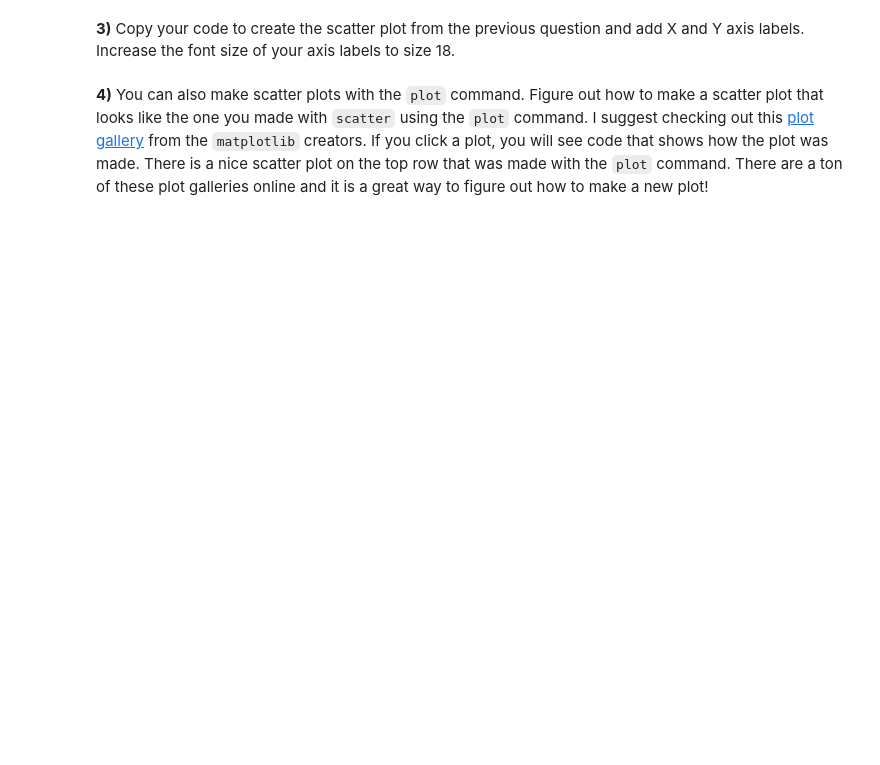
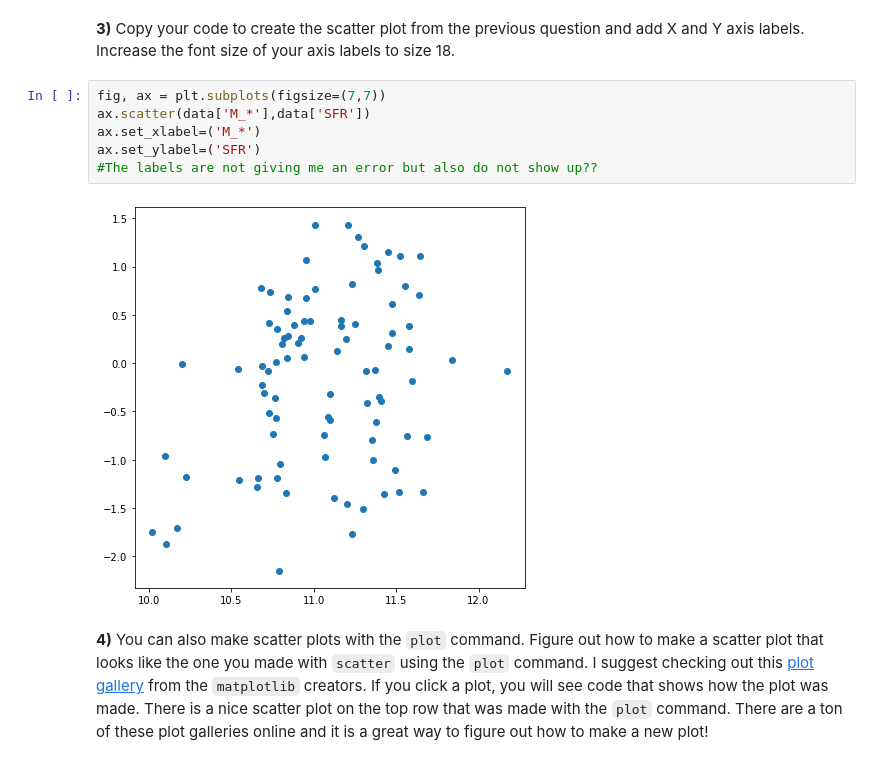
Before and after one commit to J-Dyke/ASTR3190, a Jupyter notebook: lessons/FinalCoding_Dyke.ipynb, the cells around one changed output. Drawn from its saved outputs; the diff is of its cells as text; blank space fills up the shorter version.

```diff
--- a/lessons/FinalCoding_Dyke.ipynb
+++ b/lessons/FinalCoding_Dyke.ipynb
@@ -49,5 +126,13 @@ ax.scatter(???,???)
 # %% [markdown]
 **3)** Copy your code to create the scatter plot from the previous question and add X and Y axis labels. Increase the font size of your axis labels to size 18.
+# %%
+fig, ax = plt.subplots(figsize=(7,7))
+ax.scatter(data['M_*'],data['SFR'])
+ax.set_xlabel=('M_*')
+ax.set_ylabel=('SFR')
+#The labels are not giving me an error but also do not show up??
+# %% [output]
+[figure, added]
 # %% [markdown]
 **4)** You can also make scatter plots with the `plot` command. Figure out how to make a scatter plot that looks like the one you made with `scatter` using the `plot` command. I suggest checking out this [plot gallery](https://matplotlib.org/2.1.1/gallery/index.html) from the `matplotlib` creators. If you click a plot, you will see code that shows how the plot was made. There is a nice scatter plot on the top row that was made with the `plot` command. There are a ton of these plot galleries online and it is a great way to figure out how to make a new plot!
 # %%
```
Also changed, not shown: parts of 16 cells of this notebook, 3 other files.
